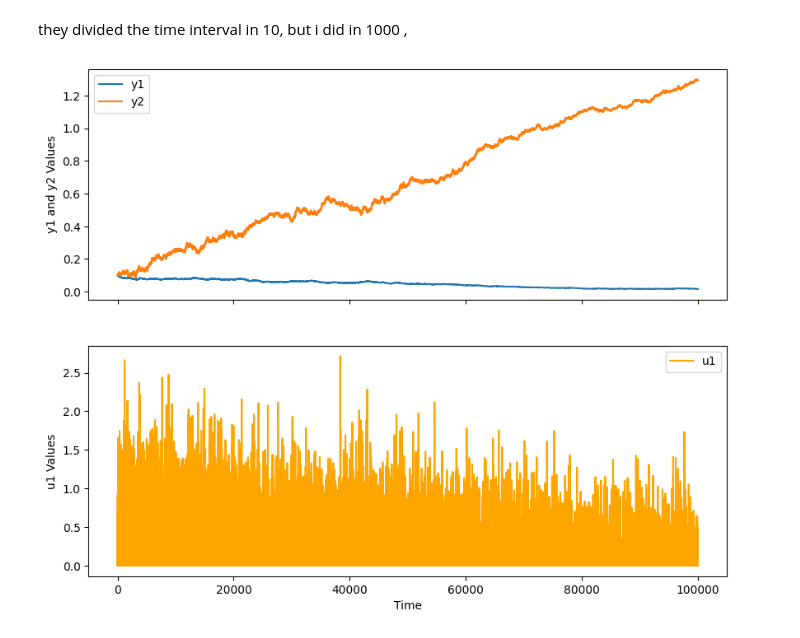
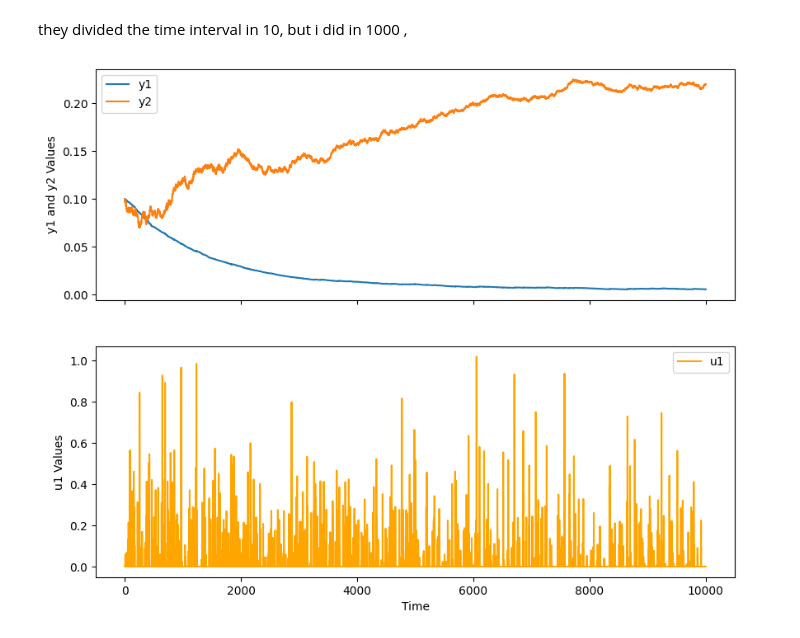
Before and after one commit to barnobarno666/chemE-RL-papers, a Jupyter notebook: deep learning for batch bioporcesss/case study 2 gymnesium implementation.ipynb, the cells around one changed output. Saved outputs shown, nothing was run; the diff lists cells and outputs as text; code cells hidden in the pictures.

```diff
--- a/deep learning for batch bioporcesss/case study 2 gymnesium implementation.ipynb
+++ b/deep learning for batch bioporcesss/case study 2 gymnesium implementation.ipynb
@@ -267,37 +268,38 @@ y1_values = []
 y2_values = []
 u1_values = []
 time=[]
+model_trained= PPO.load("sde_train_ppo_double_trained_4")
 env= SDEEnv_train_2()
 obs = env.reset()
-for t in range(100000):
-    action, _states = model_2.predict(obs)
+for t in range(10000):
+    action, _states = model_trained.predict(obs)
     obs, reward, done, _, _ = env.step(action)
     y1_values.append(obs[0])
     y2_values.append(obs[1])
     u1_values.append(action[1])
     time.append(t)
     if done:
         break
 
 # Plot the results
 import matplotlib.pyplot as plt
 
 # Create a figure and two subplots
 fig, (ax1, ax2) = plt.subplots(2, 1, sharex=True, figsize=(10, 8))
 
 # Plot y1 and y2 in the first subplot
 ax1.plot(time, y1_values, label='y1')
 ax1.plot(time, y2_values, label='y2')
 ax1.set_ylabel('y1 and y2 Values')
 ax1.legend()
 
 # Plot u1 in the second subplot
 ax2.plot(time, u1_values, label='u1', color='orange')
 ax2.set_xlabel('Time')
 ax2.set_ylabel('u1 Values')
 ax2.legend()
 
-# Show the plot
+# Show the plotmod
 plt.show()
 # %% [output]
-[figure, old version]
+[figure, new version]
```
Also changed, not shown: parts of 2 cells of this notebook, 2 other files.
